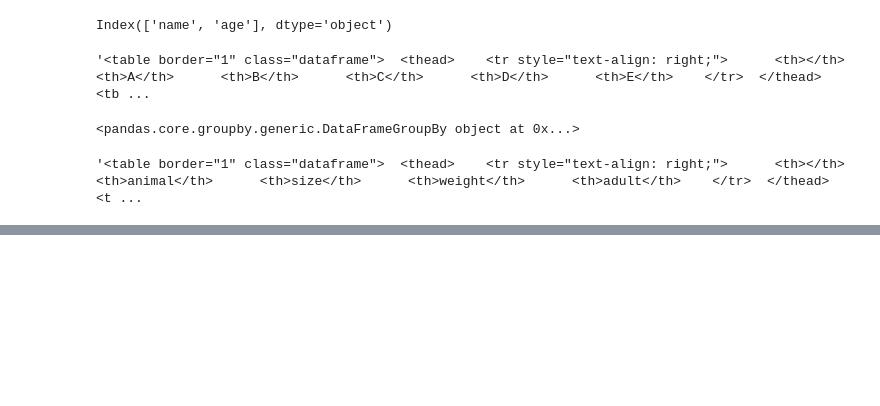
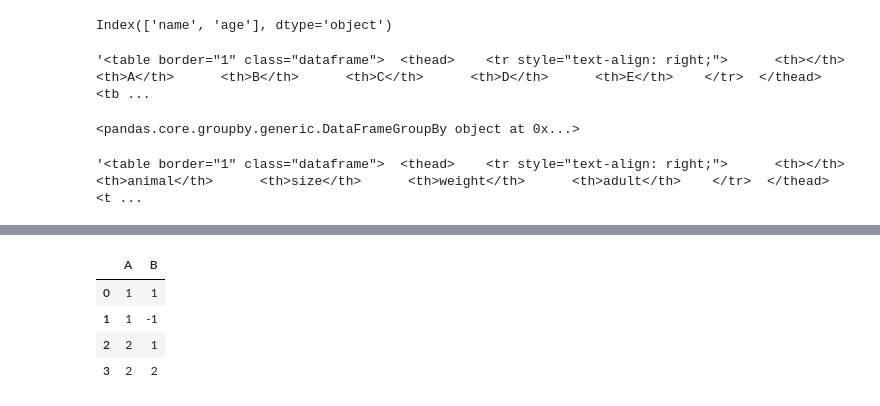
Before and after one commit to zbenmo/yapy3c, a Jupyter notebook: part_VII_pd.ipynb, the cells around one changed output, grey strips where cells are left out. Cells and saved outputs as stored; diff of their text form; code cells hidden in the pictures; blank space fills up the shorter version.

```diff
--- a/part_VII_pd.ipynb
+++ b/part_VII_pd.ipynb
@@ -223,3 +223,13 @@ gb = df.groupby(["animal"])
 return_html(gb.get_group("cat"))
 # %% [output]
 '<table border="1" class="dataframe">  <thead>    <tr style="text-align: right;">      <th></th>      <th>animal</th>      <th>size</th>      <th>weight</th>      <th>adult</th>    </tr>  </thead>  <t ...
+# %%
+df = pd.DataFrame({"A": [1, 1, 2, 2], "B": [1, -1, 1, 2]})
+
+gb = df.groupby("A")
+
+def replace(g):
+    mask = g < 0
+    return g.where(~mask, g[~mask].mean())
+
+gb.transform(replace)
@@ -225,0 +242,8 @@ return_html(gb.get_group("cat"))
+# %%
+df
+# %% [output]
+|  | A | B |
+| 0 | 1 | 1 |
+| 1 | 1 | -1 |
+| 2 | 2 | 1 |
+| 3 | 2 | 2 |
```
Also changed, not shown: parts of 6 cells of this notebook, 4 other files.
